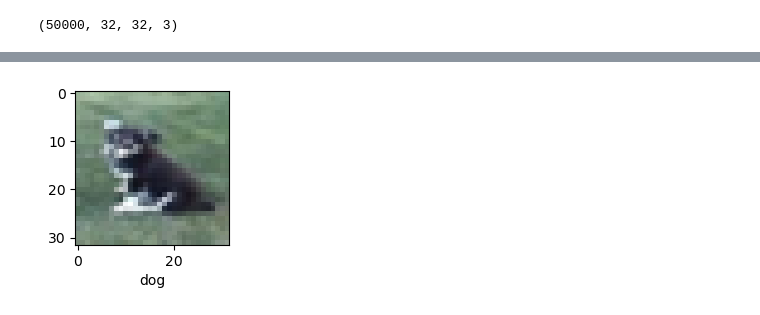
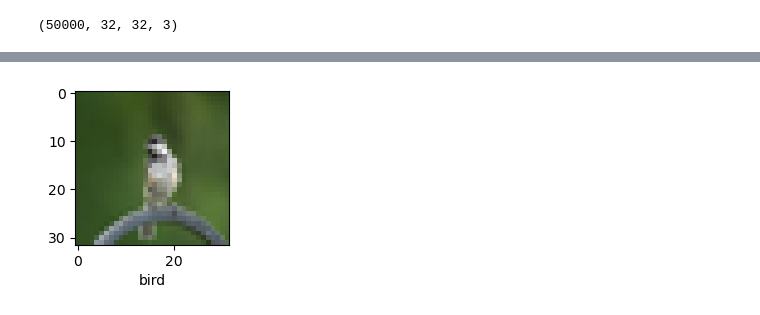
Before and after one commit to Dhruv29-29/Object_Detection_cnn, a Jupyter notebook: object_class.ipynb, the cells around one changed output, grey strips where cells are left out. Saved outputs shown, nothing was run; the diff lists cells and outputs as text; code cells hidden in the pictures.

```diff
--- a/object_class.ipynb
+++ b/object_class.ipynb
@@ -22,9 +17,9 @@ def plot_sample(X, y, index):
     plt.imshow(X[index])
     plt.xlabel(classes[y[index]])
 # %%
-plot_sample(X_train, y_train, 70)
+plot_sample(X_train, y_train, 54)
 # %% [output]
-[figure, old version]
+[figure, new version]
 # %%
 X_train = X_train / 255.0
 X_test = X_test / 255.0
```
Also changed, not shown: parts of 9 cells of this notebook.
